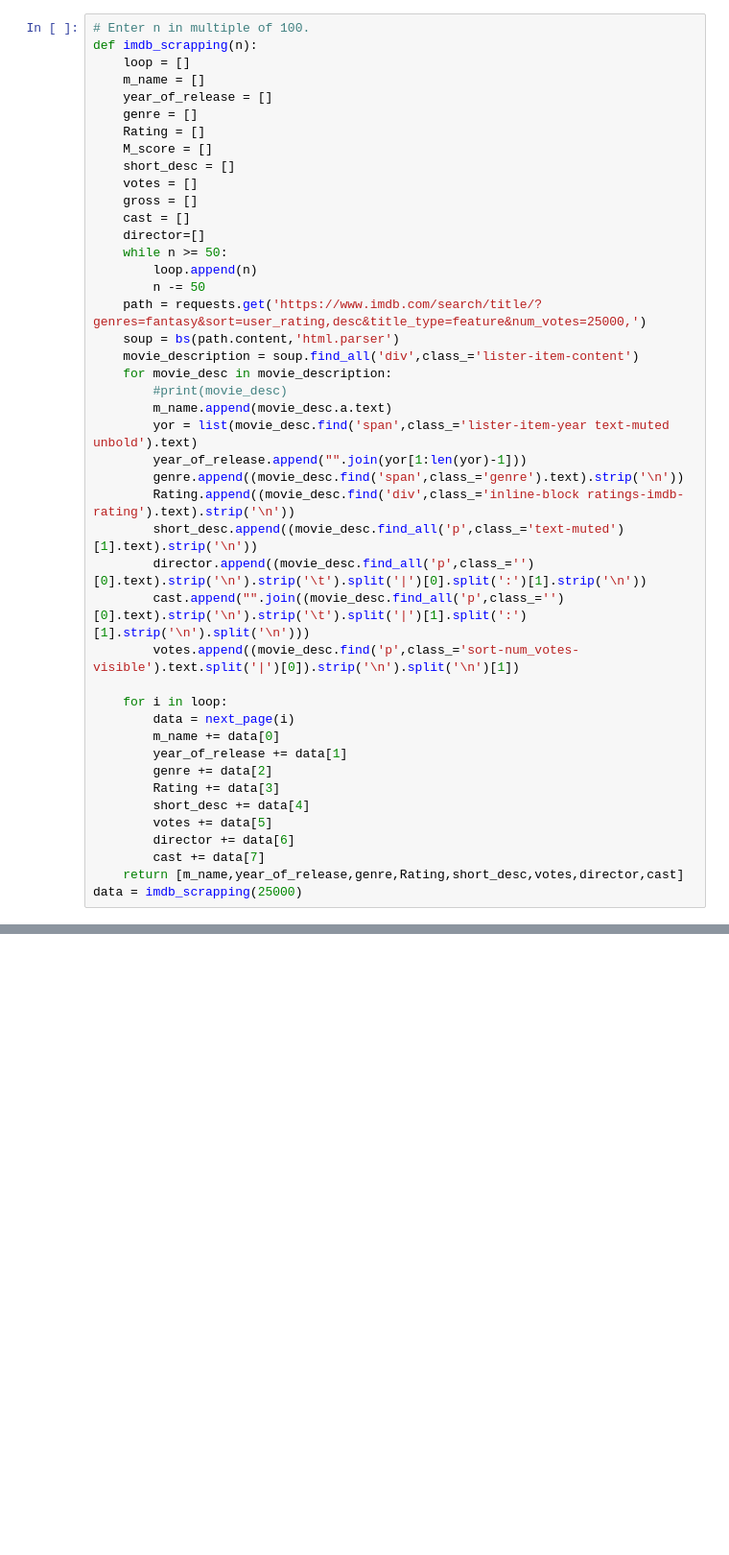
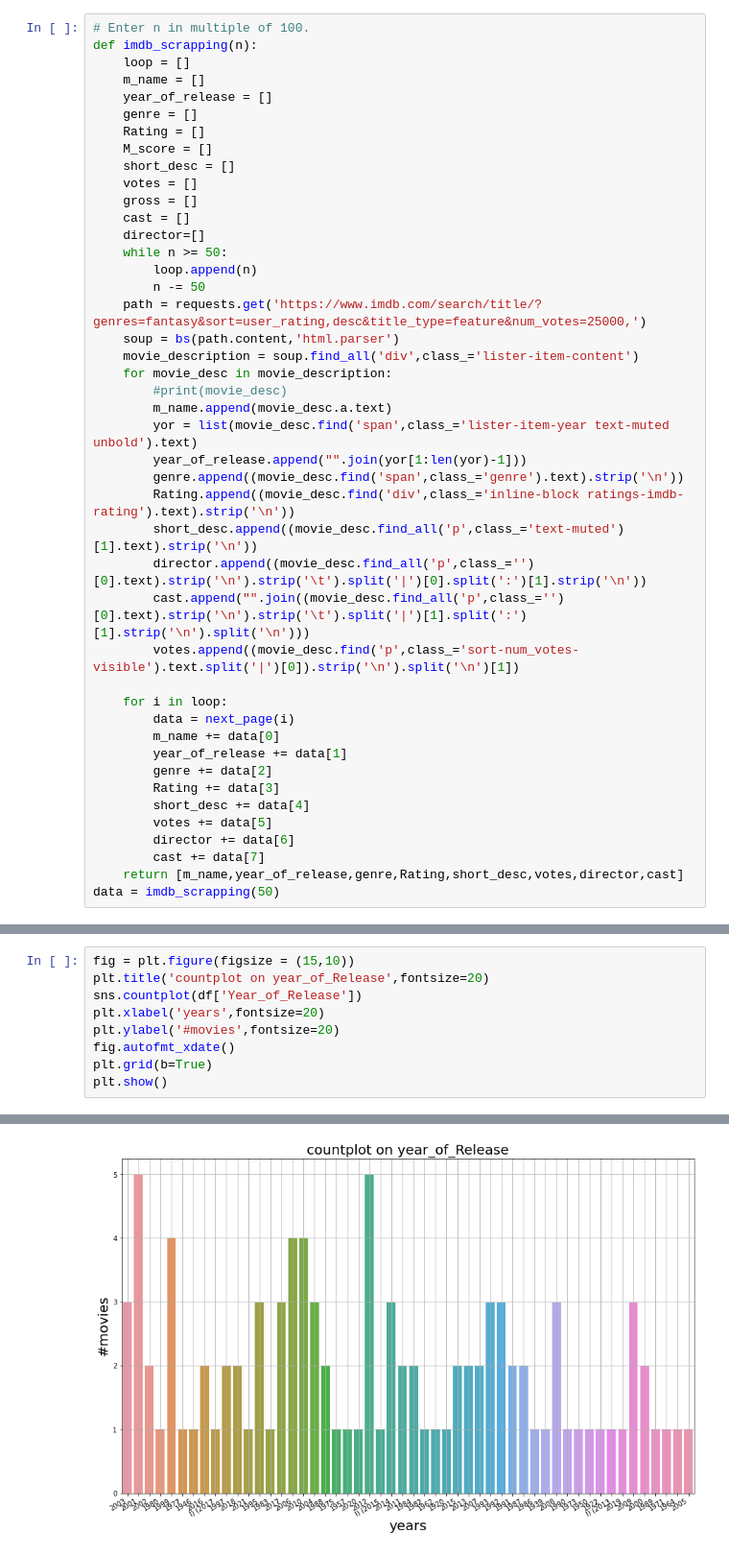
Before and after one commit to GuptAmit725/Strive_Bootcamp_2021, a Jupyter notebook: B1/D1/IMDB_movie_Scrapping.ipynb, the cells around one changed output, grey strips where cells are left out. Shown: that part at 96% size. Saved outputs shown, nothing was run; the diff lists cells and outputs as text; blank space fills up the shorter version.

Commit message:
Plotting has been added by Amit.

```diff
--- a/B1/D1/IMDB_movie_Scrapping.ipynb
+++ b/B1/D1/IMDB_movie_Scrapping.ipynb
@@ -75,7 +77,7 @@ def imdb_scrapping(n):
         director += data[6]
         cast += data[7]
     return [m_name,year_of_release,genre,Rating,short_desc,votes,director,cast]
-data = imdb_scrapping(25000)
+data = imdb_scrapping(50)
 # %%
 df = pd.DataFrame({'Name':data[0],'Year_of_Release':data[1],'Genre':data[2],'Rating':data[3],
                   'Votes':data[5],'Director':data[6],'cast':data[7], 'Short Description':data[4]})
@@ -89,0 +98,10 @@ df.head()
+# %%
+fig = plt.figure(figsize = (15,10))
+plt.title('countplot on year_of_Release',fontsize=20)
+sns.countplot(df['Year_of_Release'])
+plt.xlabel('years',fontsize=20)
+plt.ylabel('#movies',fontsize=20)
+fig.autofmt_xdate()
+plt.grid(b=True)
+plt.show()
+# %% [output]
@@ -89,0 +109 @@ df.head()
+[figure, added]
```
Also changed, not shown: parts of 10 cells of this notebook, 1 other file.
